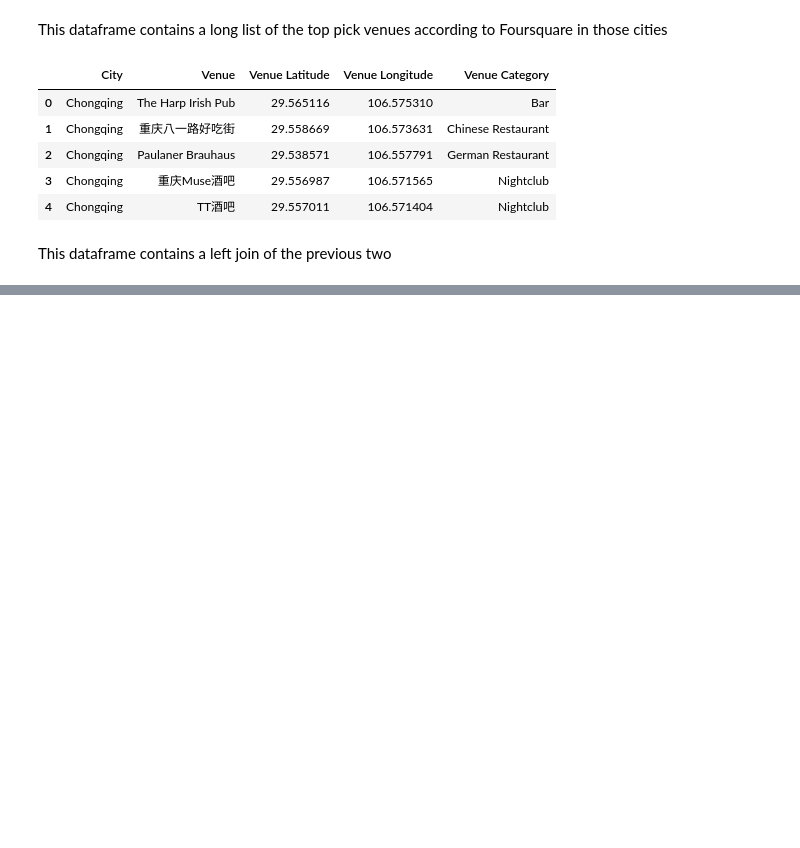
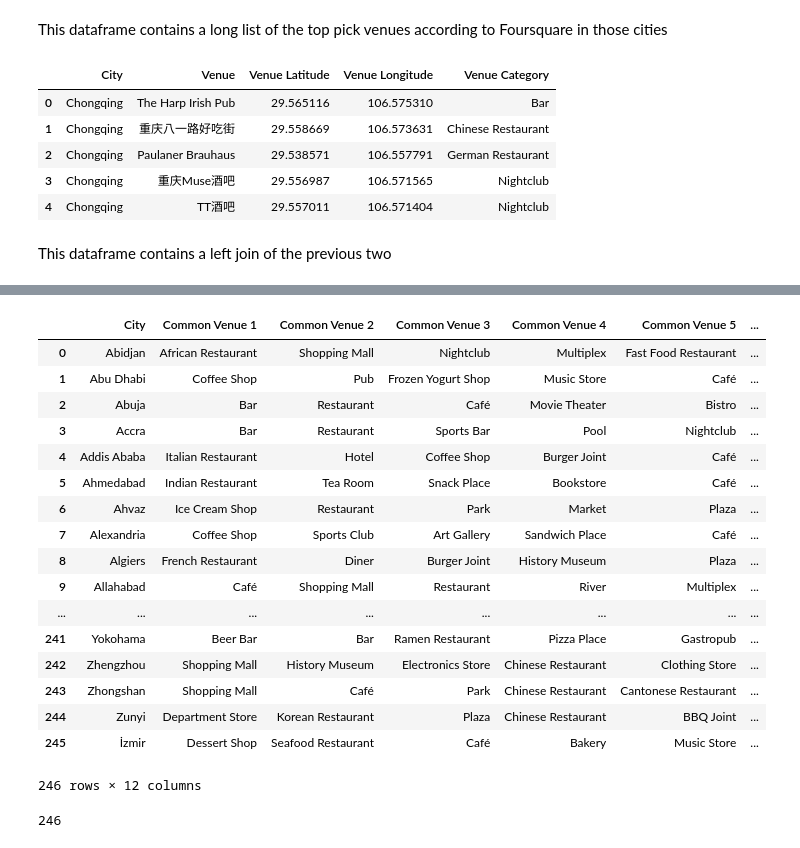
Before and after one commit to rezaabdullah/Coursera_Capstone, a Jupyter notebook: FinalProject/3.cluster_cities.ipynb, the cells around one changed output, grey strips where cells are left out. Drawn from its saved outputs; the diff is of its cells as text; code cells hidden in the pictures; blank space fills up the shorter version.

```diff
--- a/FinalProject/3.cluster_cities.ipynb
+++ b/FinalProject/3.cluster_cities.ipynb
@@ -50,0 +78,22 @@ df_joined.head()
+# %%
+def return_most_common_venues(row, num_top_venues):
+    row_categories = row.iloc[1:]
+    row_categories_sorted = row_categories.sort_values(ascending=False)
+
+    return row_categories_sorted.index.values[0:num_top_venues]
+# %%
+num_top_venues = 10
+
+# create columns according to number of top venues
+columns = ['City']
+for ind in np.arange(num_top_venues):
+    columns.append('Common Venue {}'.format(ind+1))
+
+# create a new dataframe
+df_common_venues = pd.DataFrame(columns=columns)
+df_common_venues['City'] = df_venues_grouped['City']
+
+for ind in np.arange(df_venues_grouped.shape[0]):
+    df_common_venues.iloc[ind, 1:] = return_most_common_venues(df_venues_grouped.iloc[ind, :], num_top_venues)
+
+df_common_venues.head()
@@ -50,0 +109,14 @@ df_joined.head()
+# %%
+# set number of clusters
+kclusters = 5
+
+df_clustering = df_venues_grouped.drop('City', 1)
+
+# run k-means clustering
+kmeans = KMeans(n_clusters=kclusters, random_state=0).fit(df_clustering)
+# %%
+df_common_venues['Cluster label'] = kmeans.labels_
+
+df_cities2 = pd.merge(df_common_venues, df_cities, how='left',
+        on='City', validate="1:1")
+df_cities2.head()
@@ -50,0 +146,25 @@ df_joined.head()
+# %%
+df_common_venues
+# %% [output]
+|  | City | Common Venue 1 | Common Venue 2 | Common Venue 3 | Common Venue 4 | Common Venue 5 | ... |
+| 0 | Abidjan | African Restaurant | Shopping Mall | Nightclub | Multiplex | Fast Food Restaurant | ... |
+| 1 | Abu Dhabi | Coffee Shop | Pub | Frozen Yogurt Shop | Music Store | Café | ... |
+| 2 | Abuja | Bar | Restaurant | Café | Movie Theater | Bistro | ... |
+| 3 | Accra | Bar | Restaurant | Sports Bar | Pool | Nightclub | ... |
+| 4 | Addis Ababa | Italian Restaurant | Hotel | Coffee Shop | Burger Joint | Café | ... |
+| 5 | Ahmedabad | Indian Restaurant | Tea Room | Snack Place | Bookstore | Café | ... |
+| 6 | Ahvaz | Ice Cream Shop | Restaurant | Park | Market | Plaza | ... |
+| 7 | Alexandria | Coffee Shop | Sports Club | Art Gallery | Sandwich Place | Café | ... |
+| 8 | Algiers | French Restaurant | Diner | Burger Joint | History Museum | Plaza | ... |
+| 9 | Allahabad | Café | Shopping Mall | Restaurant | River | Multiplex | ... |
+| ... | ... | ... | ... | ... | ... | ... | ... |
+| 241 | Yokohama | Beer Bar | Bar | Ramen Restaurant | Pizza Place | Gastropub | ... |
+| 242 | Zhengzhou | Shopping Mall | History Museum | Electronics Store | Chinese Restaurant | Clothing Store | ... |
+| 243 | Zhongshan | Shopping Mall | Café | Park | Chinese Restaurant | Cantonese Restaurant | ... |
+| 244 | Zunyi | Department Store | Korean Restaurant | Plaza | Chinese Restaurant | BBQ Joint | ... |
+| 245 | İzmir | Dessert Shop | Seafood Restaurant | Café | Bakery | Music Store | ... |
+246 rows × 12 columns
+# %%
+df_venues.City.unique().size
+# %% [output]
+246
```
Also changed, not shown: parts of 9 cells of this notebook, 1 other file.
